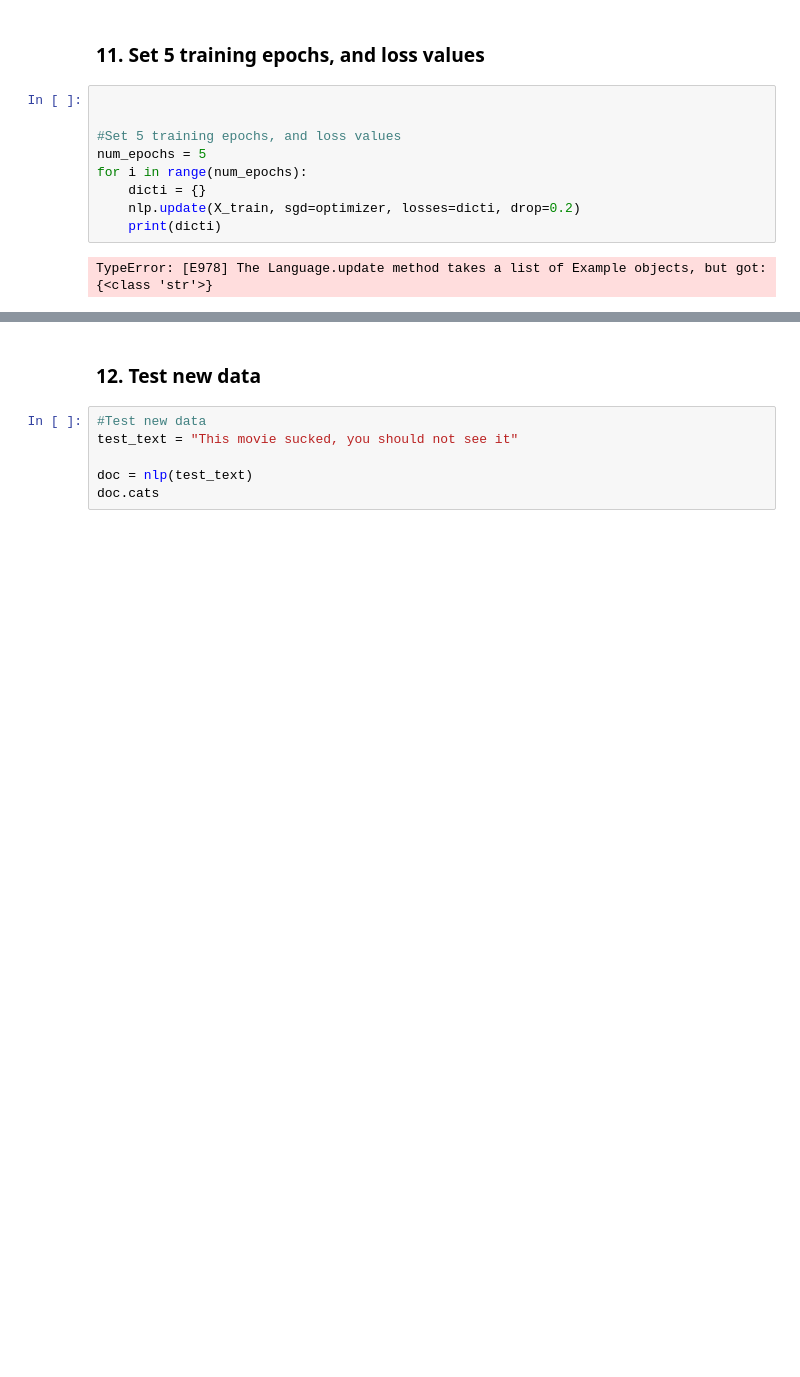
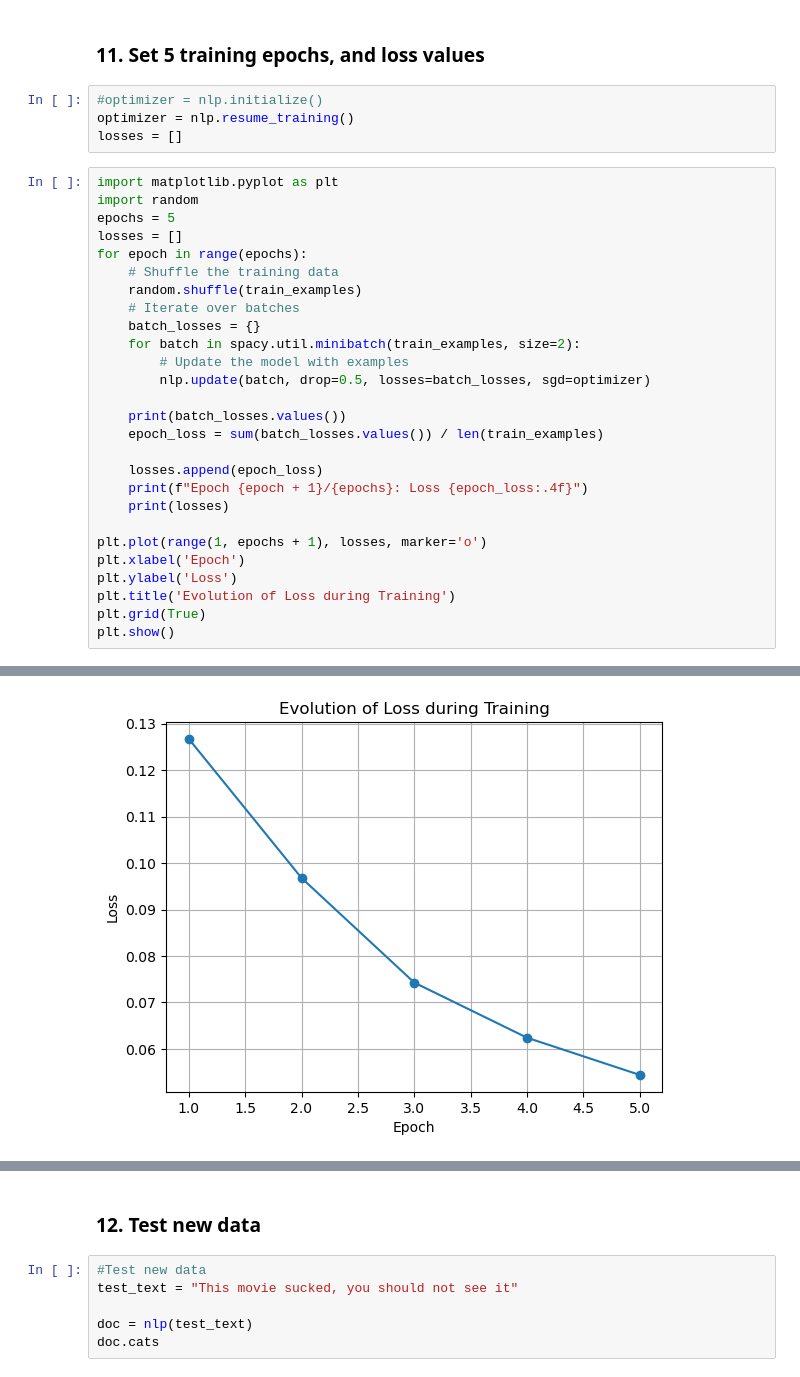
Before and after one commit to Neilus03/NLP-2024, a Jupyter notebook: LAB5_LSTM_for_sentiment_analysis.ipynb, the cells around one changed output, grey strips where cells are left out. Saved outputs shown, nothing was run; the diff lists cells and outputs as text; blank space fills up the shorter version.

```diff
--- a/LAB5_LSTM_for_sentiment_analysis.ipynb
+++ b/LAB5_LSTM_for_sentiment_analysis.ipynb
@@ -170,13 +201,34 @@ optimizer = nlp.resume_training()
 # %% [markdown]
 ### 11. Set 5 training epochs, and loss values
-# %%
-
-
-#Set 5 training epochs, and loss values
-num_epochs = 5
-for i in range(num_epochs):
-    dicti = {}
-    nlp.update(X_train, sgd=optimizer, losses=dicti, drop=0.2)
-    print(dicti)
-# %% [output]
-TypeError: [E978] The Language.update method takes a list of Example objects, but got: {<class 'str'>}
+# %%
+#optimizer = nlp.initialize()
+optimizer = nlp.resume_training()
+losses = []
+# %%
+import matplotlib.pyplot as plt
+import random
+epochs = 5
+losses = []
+for epoch in range(epochs):
+    # Shuffle the training data
+    random.shuffle(train_examples)
+    # Iterate over batches
+    batch_losses = {}
+    for batch in spacy.util.minibatch(train_examples, size=2):
+        # Update the model with examples
+        nlp.update(batch, drop=0.5, losses=batch_losses, sgd=optimizer)
+
+    print(batch_losses.values())
+    epoch_loss = sum(batch_losses.values()) / len(train_examples)
+
+    losses.append(epoch_loss)
+    print(f"Epoch {epoch + 1}/{epochs}: Loss {epoch_loss:.4f}")
+    print(losses)
+
+plt.plot(range(1, epochs + 1), losses, marker='o')
+plt.xlabel('Epoch')
+plt.ylabel('Loss')
+plt.title('Evolution of Loss during Training')
+plt.grid(True)
+plt.show()
+# %% [output]
@@ -182,0 +250 @@ TypeError: [E978] The Language.update method takes a list of Example objects, bu
+[figure, added]
```
Also changed, not shown: parts of 49 cells of this notebook.
